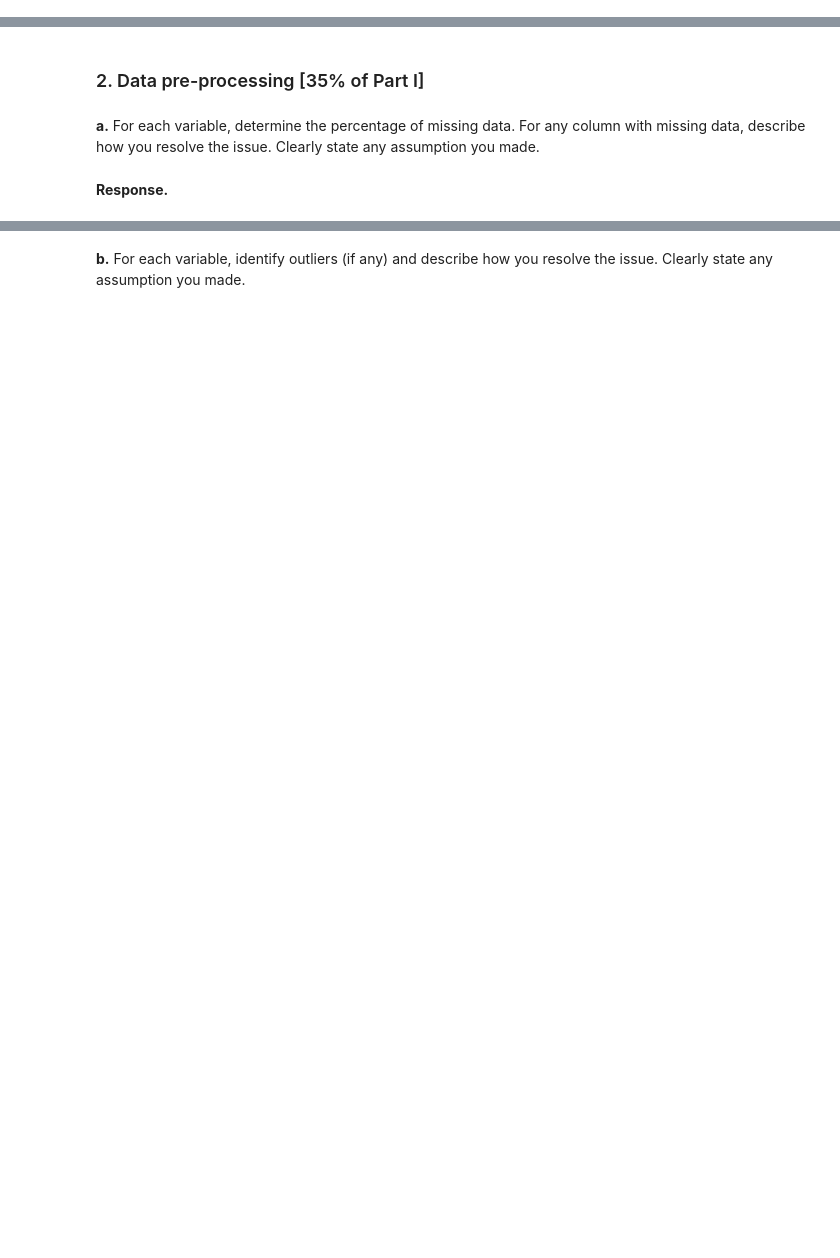
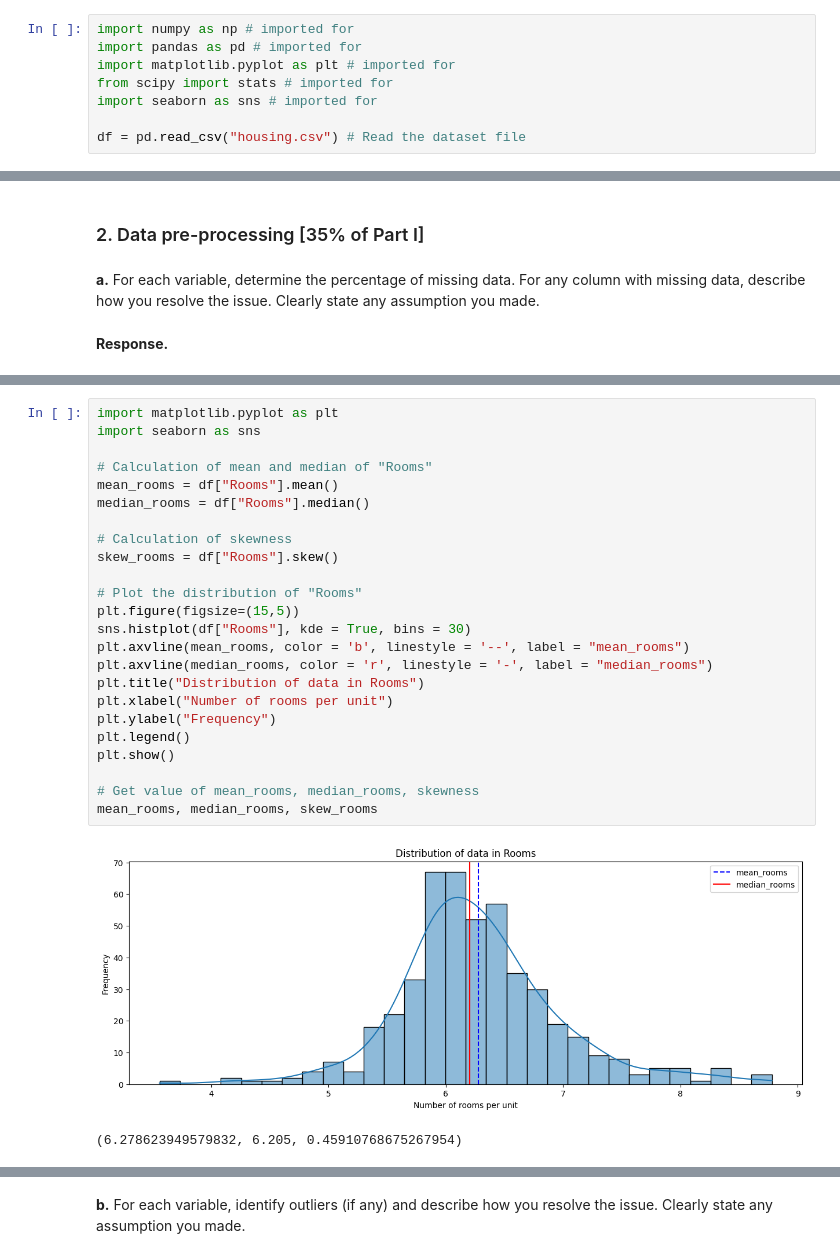
Before and after one commit to nibess1/Koreaboos, a Jupyter notebook: CS105 Project Submission Part I 2024.ipynb, the cells around one changed output, grey strips where cells are left out. Drawn from its saved outputs; the diff is of its cells as text; blank space fills up the shorter version.

```diff
--- a/CS105 Project Submission Part I 2024.ipynb
+++ b/CS105 Project Submission Part I 2024.ipynb
@@ -47,0 +46,8 @@ df = pd.read("")
+# %%
+import numpy as np # imported for
+import pandas as pd # imported for
+import matplotlib.pyplot as plt # imported for
+from scipy import stats # imported for
+import seaborn as sns # imported for
+
+df = pd.read_csv("housing.csv") # Read the dataset file
@@ -61,0 +205,27 @@ df = pd.read("")
+# %%
+import matplotlib.pyplot as plt
+import seaborn as sns
+
+# Calculation of mean and median of "Rooms"
+mean_rooms = df["Rooms"].mean()
+median_rooms = df["Rooms"].median()
+
+# Calculation of skewness
+skew_rooms = df["Rooms"].skew()
+
+# Plot the distribution of "Rooms"
+plt.figure(figsize=(15,5))
+sns.histplot(df["Rooms"], kde = True, bins = 30)
+plt.axvline(mean_rooms, color = 'b', linestyle = '--', label = "mean_rooms")
+plt.axvline(median_rooms, color = 'r', linestyle = '-', label = "median_rooms")
+plt.title("Distribution of data in Rooms")
+plt.xlabel("Number of rooms per unit")
+plt.ylabel("Frequency")
+plt.legend()
+plt.show()
+
+# Get value of mean_rooms, median_rooms, skewness
+mean_rooms, median_rooms, skew_rooms
+# %% [output]
+[figure, added]
+(6.278623949579832, 6.205, 0.45910768675267954)
```
Also changed, not shown: parts of 71 cells of this notebook.
